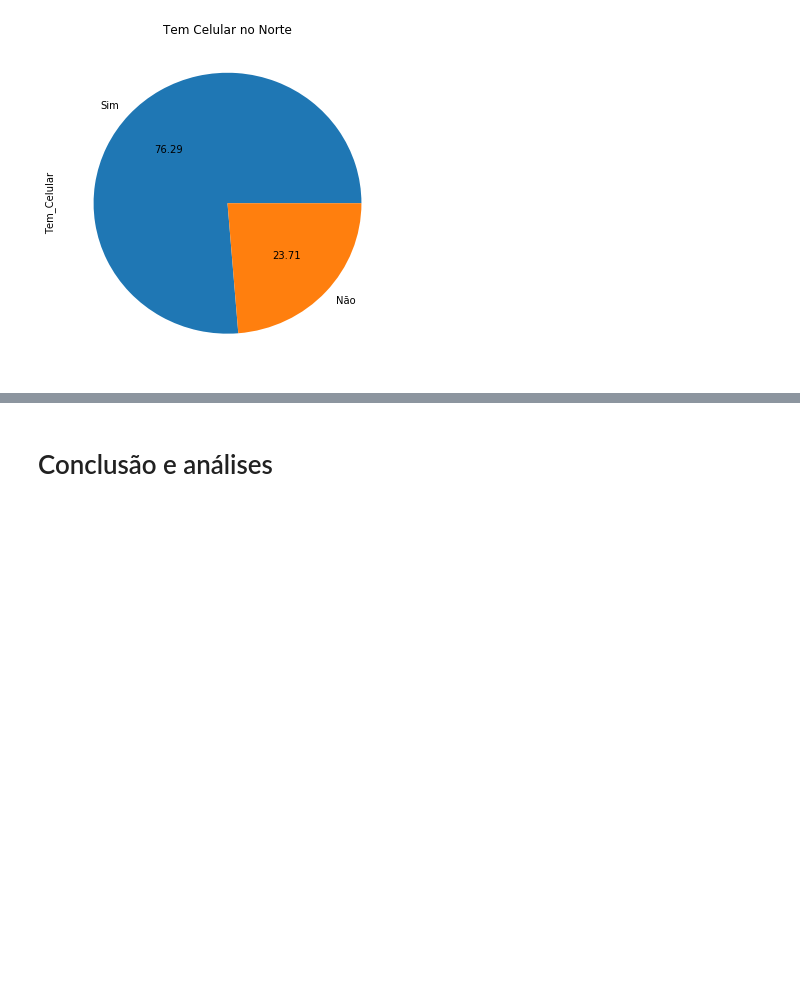
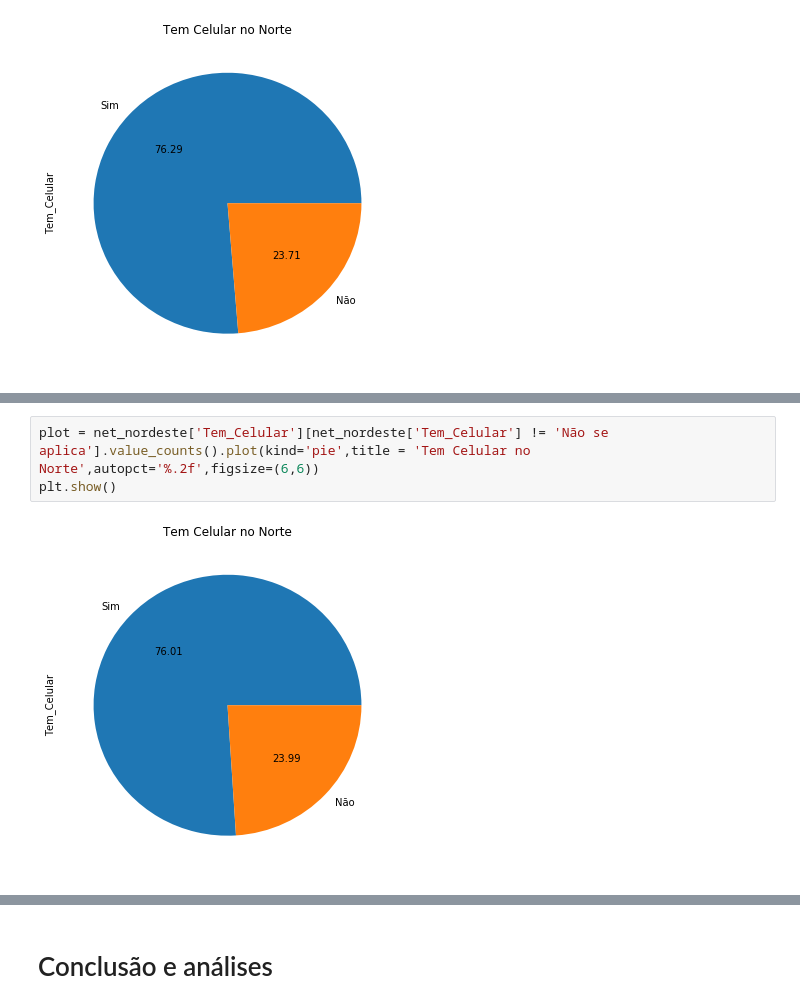
Before and after one commit to joaopmjm/CDDP, a Jupyter notebook: P1 - PNAD.ipynb, the cells around one changed output, grey strips where cells are left out. Saved outputs shown, nothing was run; the diff lists cells and outputs as text; blank space fills up the shorter version.

```diff
--- a/P1 - PNAD.ipynb
+++ b/P1 - PNAD.ipynb
@@ -376,0 +383,5 @@ plt.show()
+# %%
+plot = net_nordeste['Tem_Celular'][net_nordeste['Tem_Celular'] != 'Não se aplica'].value_counts().plot(kind='pie',title = 'Tem Celular no Norte',autopct='%.2f',figsize=(6,6))
+plt.show()
+# %% [output]
+[figure, added]
```
Also changed, not shown: parts of 11 cells of this notebook.
